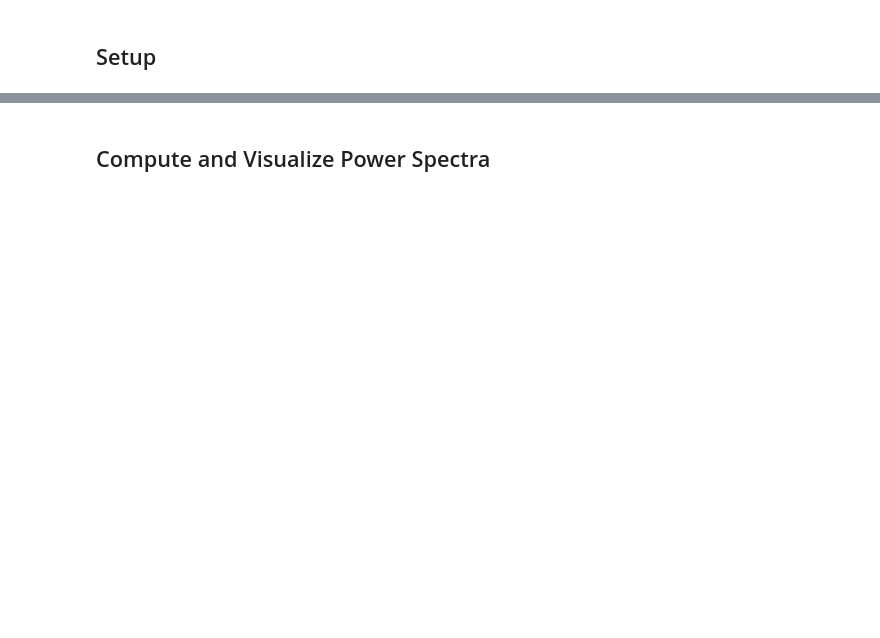
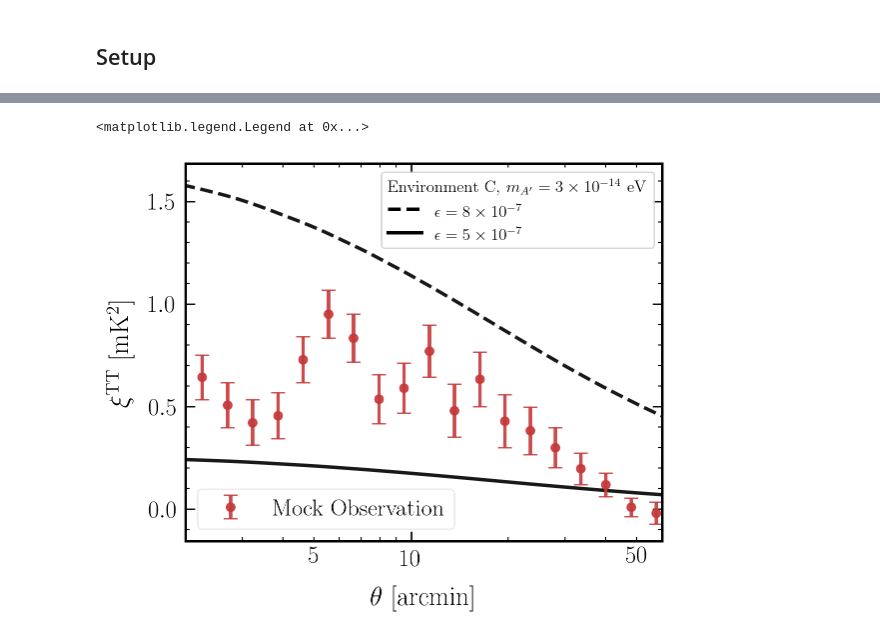
Before and after one commit to bakerem/dark_photons_radio_sky, a Jupyter notebook: notebooks_for_paper/Analytic_Cls.ipynb, the cells around one changed output, grey strips where cells are left out. Saved outputs shown, nothing was run; the diff lists cells and outputs as text; code cells hidden in the pictures; blank space fills up the shorter version.

```diff
--- a/notebooks_for_paper/Analytic_Cls.ipynb
+++ b/notebooks_for_paper/Analytic_Cls.ipynb
@@ -217,2 +50,0 @@ def compute_Cls(m_Ap):
-# %% [markdown]
-## Compute and Visualize Power Spectra
@@ -240,0 +51,52 @@ plt.savefig("plots/analytic_Cls.pdf", bbox_inches='tight')
+# %%
+# compute Cls using imported function
+ls, Cls, thetas, xi = compute_Cls(3e-14)
+# %%
+# load predicted xi from running tree corr on high resolution pyilc map.
+rnom, obs_xi = np.load("data/roman_mA3.000e-14_obs_auto_xi.npy")
+obs_cov = np.load("data/roman_mA3.000e-14_obs_auto_cov.npy")
+# %%
+epsilon_high = 8e-7
+epsilon_low = 5e-7
+new_prefac = 2 * np.pi * 410e6 * 6.58212e-16 # convert MHz to eV and normalizes to radio frequ
+
+#plot in arcminutes
+plt.plot(np.rad2deg(thetas)*60, (2.73e3)**2 * (epsilon_high**4) * xi / new_prefac**2, ls="--", color="k")
+plt.plot(np.rad2deg(thetas)*60, (2.73e3)**2 * (epsilon_low**4) * xi / new_prefac**2, ls="-", color="k")
+
+plt.errorbar(np.rad2deg(rnom)*60, obs_xi /new_prefac**2, yerr=np.sqrt(np.diag(obs_cov))/new_prefac**2, color=cols_default[0], fmt='o', label="Mock Observation")
+plt.legend()
+
+plt.xlabel(r"$\theta$ [arcmin]")
+plt.ylabel(r"$\xi^{\rm TT}$ [mK$^2$]")
+plt.xscale("log")
+# Set major and minor ticks as before, but keep all original ticks
+ax = plt.gca()
+current_ticks = ax.get_xticks(minor=True)
+
+theory_line = Line2D([0,1],[0,1],linestyle='--', color='k')
+# Add labels at x=5 and x=50 while keeping existing minor ticks
+new_minor_ticks = np.unique(np.append(current_ticks, [5.0, 50.0]))
+ax.set_xticks(new_minor_ticks, minor=True)
+minor_labels = [("5" if np.isclose(t, 5.0) else "50" if np.isclose(t, 50.0) else "") for t in new_minor_ticks]
+ax.set_xticklabels(minor_labels, minor=True)
+theory_line2 = Line2D([0,1],[0,1],linestyle='-', color='k')
+
+
+legend2 = plt.legend([theory_line, theory_line2], [r"$\epsilon=8\times 10^{-7}$", r"$\epsilon=5\times 10^{-7}$"],
+                    loc="upper right",
+                    frameon=True, fontsize=12, title=r"Environment C, $m_{A'}=3\times 10^{-14}$ eV", title_fontsize=12, framealpha=0.8)
+# legend2.set_title(r"Predicted Signal, $m_{A'}=5.6\times 10^{-13}$ eV")
+plt.gca().add_artist(legend2)
+legend2._legend_box.align = 'left'
+plt.xlim(2, 60)
+
+# legend1 = plt.legend(fontsize=12, frameon=True,
+#                      loc="lower left",
+#                      framealpha=0.75) # loc='center left', bbox_to_anchor=(1, 0.5))
+
+plt.legend(loc="lower left", frameon=True)
+plt.savefig("plots/analytic_xi_environmentC_mA3e-14.pdf", bbox_inches='tight')
+# %% [output]
+<matplotlib.legend.Legend at 0x...>
+[figure, added]
```
Also changed, not shown: parts of 6 cells of this notebook, 8 other files.
